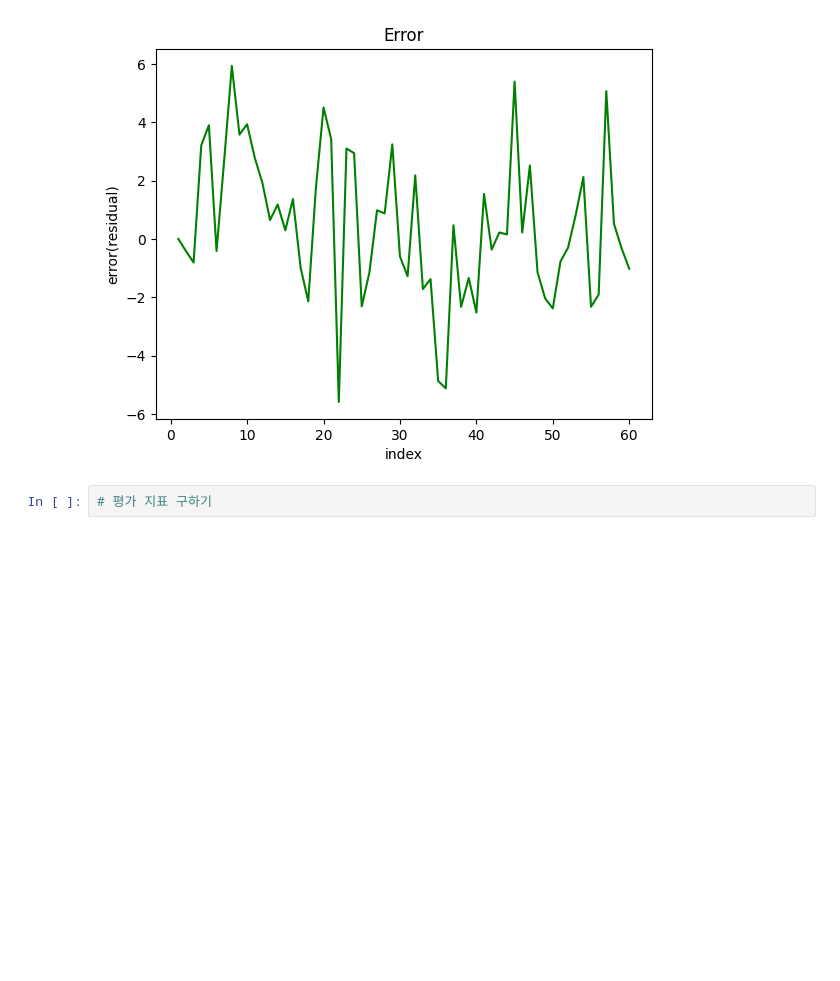
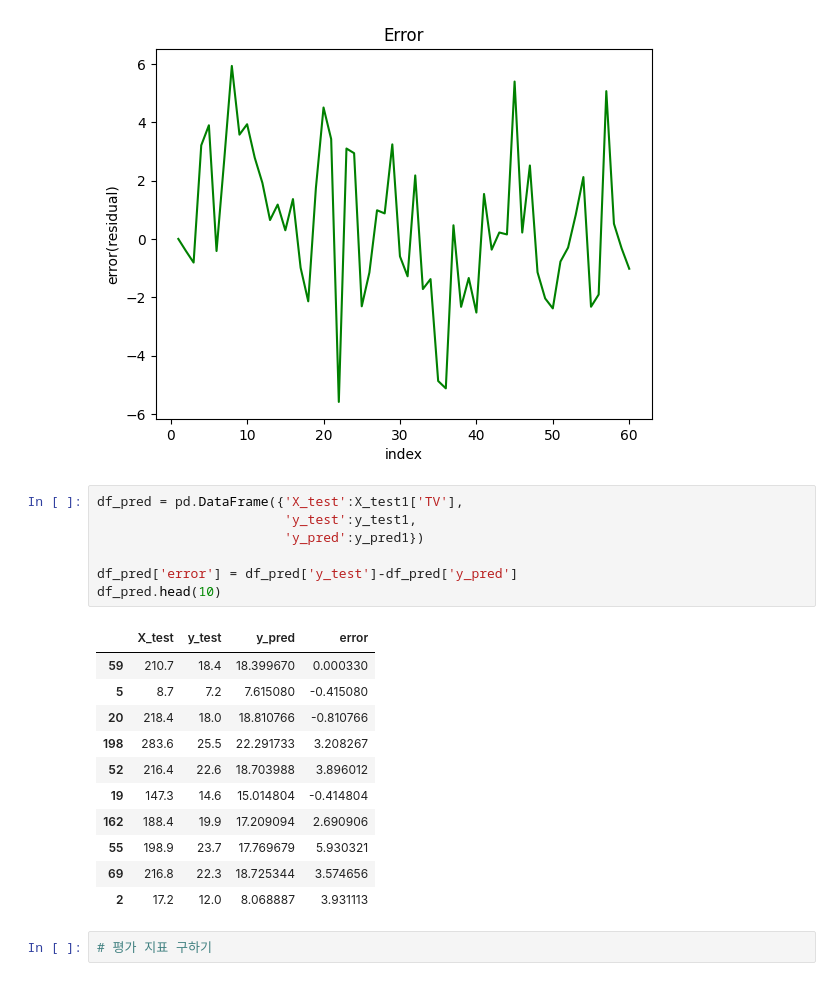
Before and after one commit to jiminxchris/pythonmlproject20260205, a Jupyter notebook: 01_회귀_광고.ipynb, the cells around one changed output. Drawn from its saved outputs; the diff is of its cells as text; blank space fills up the shorter version.

```diff
--- a/01_회귀_광고.ipynb
+++ b/01_회귀_광고.ipynb
@@ -216,6 +196,25 @@ plt.title('Error')
 plt.show()
 # %% [output]
 [figure]
+# %%
+df_pred = pd.DataFrame({'X_test':X_test1['TV'],
+                        'y_test':y_test1,
+                        'y_pred':y_pred1})
+
+df_pred['error'] = df_pred['y_test']-df_pred['y_pred']
+df_pred.head(10)
+# %% [output]
+|  | X_test | y_test | y_pred | error |
+| 59 | 210.7 | 18.4 | 18.399670 | 0.000330 |
+| 5 | 8.7 | 7.2 | 7.615080 | -0.415080 |
+| 20 | 218.4 | 18.0 | 18.810766 | -0.810766 |
+| 198 | 283.6 | 25.5 | 22.291733 | 3.208267 |
+| 52 | 216.4 | 22.6 | 18.703988 | 3.896012 |
+| 19 | 147.3 | 14.6 | 15.014804 | -0.414804 |
+| 162 | 188.4 | 19.9 | 17.209094 | 2.690906 |
+| 55 | 198.9 | 23.7 | 17.769679 | 5.930321 |
+| 69 | 216.8 | 22.3 | 18.725344 | 3.574656 |
+| 2 | 17.2 | 12.0 | 8.068887 | 3.931113 |
 # %%
 # 평가 지표 구하기
 # %%
```
Also changed, not shown: parts of 15 cells of this notebook.
